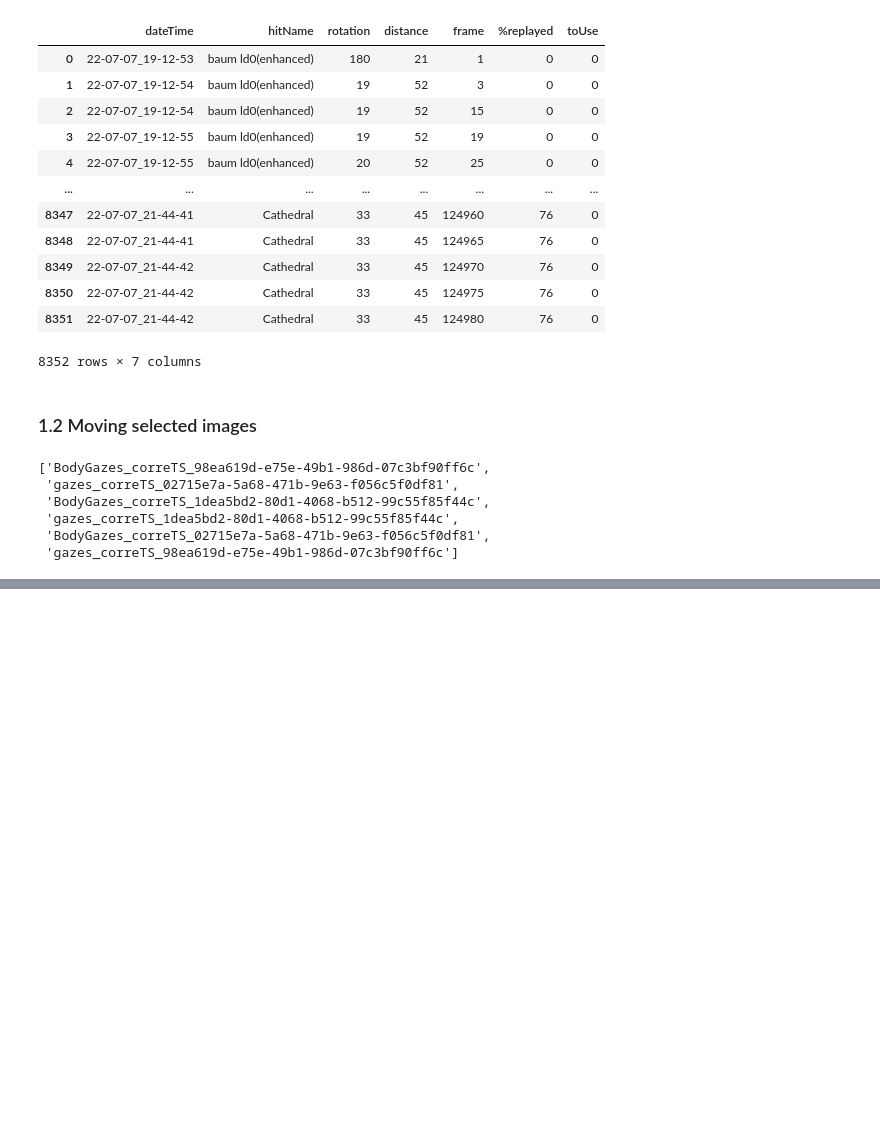
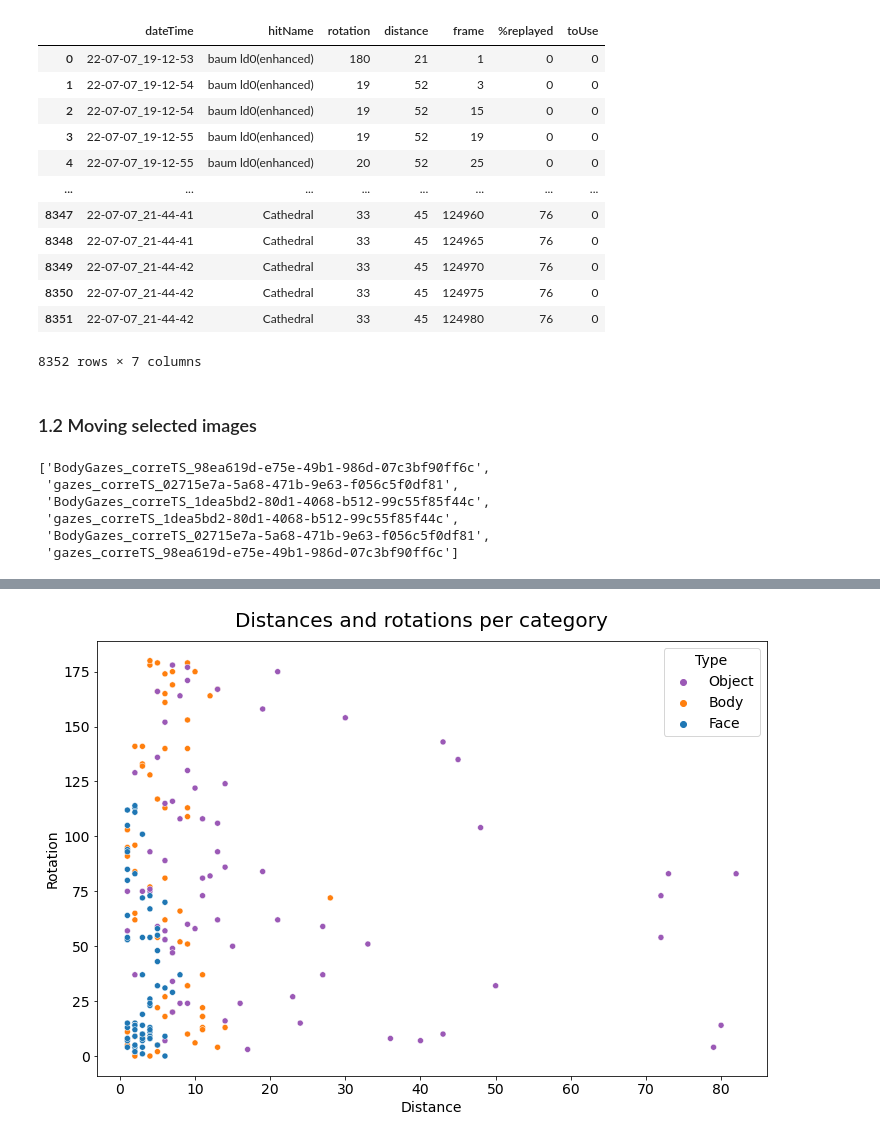
Before and after one commit to JohnMadrid/screenshots_processing, a Jupyter notebook: images_processing.ipynb, the cells around one changed output, grey strips where cells are left out. Cells and saved outputs as stored; diff of their text form; code cells hidden in the pictures; blank space fills up the shorter version.

Commit message:
Dataset statistics analysis + poster

```diff
--- a/images_processing.ipynb
+++ b/images_processing.ipynb
@@ -150,0 +160,26 @@ Copying FACE img.1600x1000.date.2022-07-12_00-23-26.hitname.face_410.rotation.14
+# %%
+selected_img_path = 'data/images/exp_images'
+
+img=[]
+type=[]
+hitname = []
+rotation = []
+distance = []
+
+for file in os.listdir(selected_img_path):
+    if file.lower().endswith('.png'):
+        img_id_parts = file.split('.')
+        img.append(file)
+        if 'face' in img_id_parts[5].lower():
+            type.append('Face')
+        elif 'npc' in img_id_parts[5].lower():
+            type.append('Body')
+        else:
+            type.append('Object')
+        hitname.append(img_id_parts[5])
+        rotation.append(int(img_id_parts[7]))
+        distance.append(int(img_id_parts[9]))
+        # data = {'hitname': [hitname], 'rotation': [rotation], 'distance': [distance]}
+
+df = pd.DataFrame(data={'ImageName': img, 'Hitname': hitname, 'Type': type, 'Rotation': rotation, 'Distance': distance})
+df
@@ -150,0 +200,11 @@ Copying FACE img.1600x1000.date.2022-07-12_00-23-26.hitname.face_410.rotation.14
+# %%
+fig, ax = plt.subplots(figsize=(12,8))
+plt.rcParams.update({'font.size': 14})
+fig.suptitle("Distances and rotations per category", fontsize=20, y=0.93)
+colors = dict(Object="#9b59b6", Face="#1f77b4", Body="#ff7f0e")
+sns.scatterplot(data=df, x='Distance', y='Rotation', hue='Type', palette=colors)
+ax.set_xlabel('Distance')
+ax.set_ylabel('Rotation')
+plt.savefig("data/images_statistics/" + "distances_rotations" + ".pdf", format='pdf', dpi=1200)
+# %% [output]
+[figure, added]
```
Also changed, not shown: parts of 9 cells of this notebook, 10 other files.
